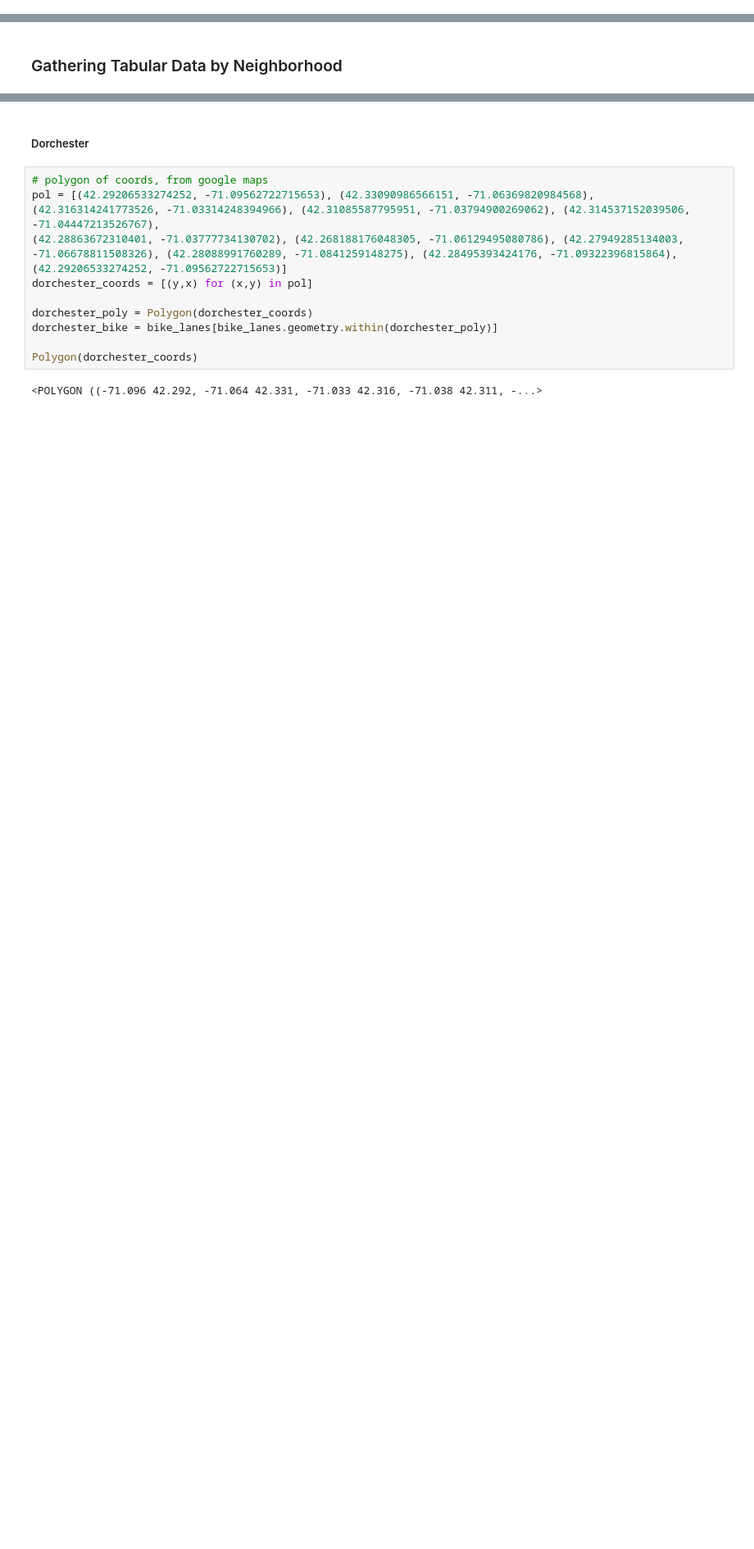
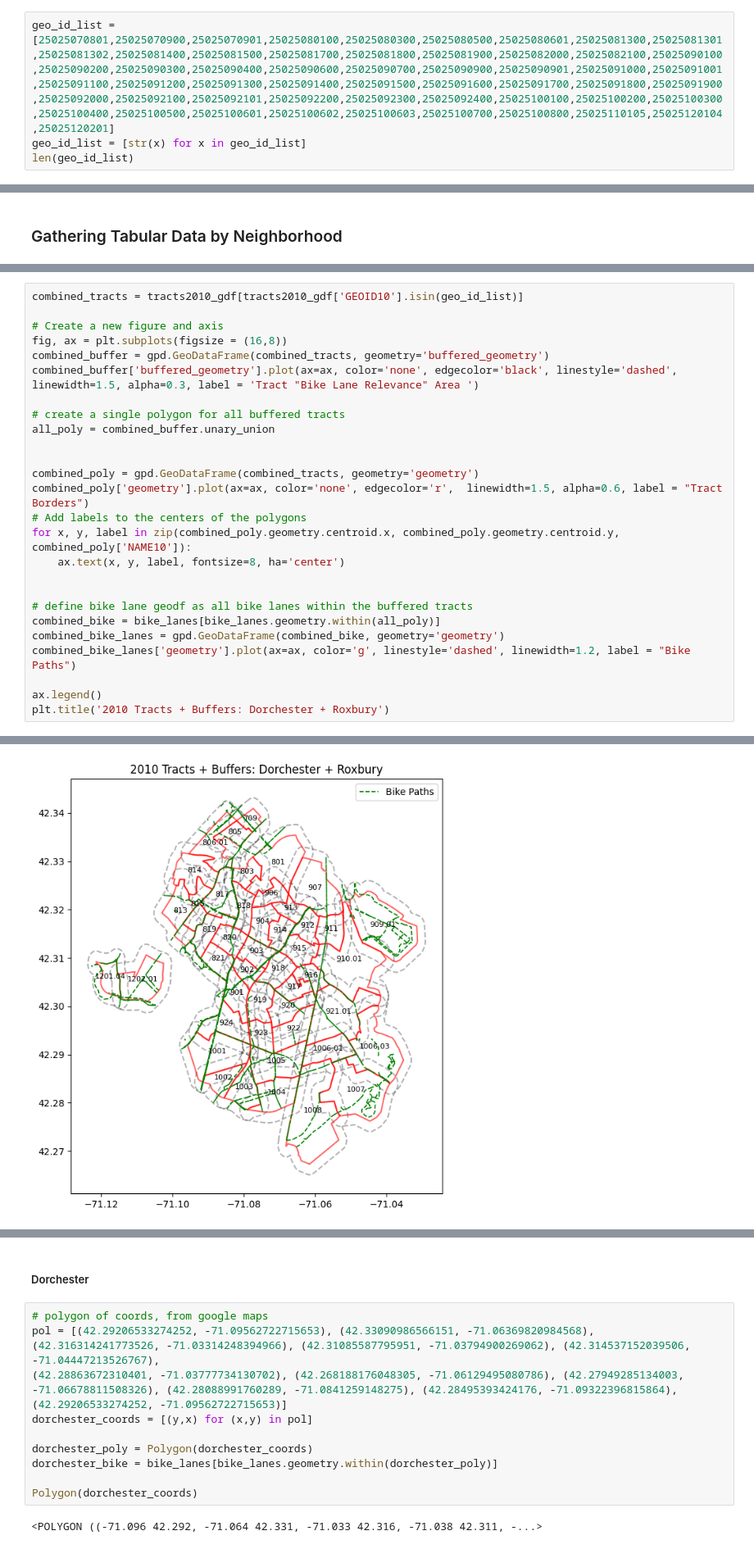
Before and after one commit to BU-Spark/ds-livable-streets-infra, a Jupyter notebook: fa23-team/analysis/bike_lanes.ipynb, the cells around one changed output, grey strips where cells are left out. Shown at 82% size. Saved outputs shown, nothing was run; the diff lists cells and outputs as text; blank space fills up the shorter version.

Commit message:
removed jp tracts

```diff
--- a/fa23-team/analysis/bike_lanes.ipynb
+++ b/fa23-team/analysis/bike_lanes.ipynb
@@ -32,0 +45,4 @@ tract_dict = pd.read_csv("https://www2.census.gov/geo/docs/maps-data/data/rel202
+# %%
+geo_id_list = [25025070801,25025070900,25025070901,25025080100,25025080300,25025080500,25025080601,25025081300,25025081301,25025081302,25025081400,25025081500,25025081700,25025081800,25025081900,25025082000,25025082100,25025090100,25025090200,25025090300,25025090400,25025090600,25025090700,25025090900,25025090901,25025091000,25025091001,25025091100,25025091200,25025091300,25025091400,25025091500,25025091600,25025091700,25025091800,25025091900,25025092000,25025092100,25025092101,25025092200,25025092300,25025092400,25025100100,25025100200,25025100300,25025100400,25025100500,25025100601,25025100602,25025100603,25025100700,25025100800,25025110105,25025120104,25025120201]
+geo_id_list = [str(x) for x in geo_id_list]
+len(geo_id_list)
@@ -352,0 +388,27 @@ bike_lanes['ExisFacil'].replace(infra_dict, inplace=True) # remove later
+# %%
+combined_tracts = tracts2010_gdf[tracts2010_gdf['GEOID10'].isin(geo_id_list)]
+
+# Create a new figure and axis
+fig, ax = plt.subplots(figsize = (16,8))
+combined_buffer = gpd.GeoDataFrame(combined_tracts, geometry='buffered_geometry')
+combined_buffer['buffered_geometry'].plot(ax=ax, color='none', edgecolor='black', linestyle='dashed', linewidth=1.5, alpha=0.3, label = 'Tract "Bike Lane Relevance" Area ')
+
+# create a single polygon for all buffered tracts
+all_poly = combined_buffer.unary_union
+
+
+combined_poly = gpd.GeoDataFrame(combined_tracts, geometry='geometry')
+combined_poly['geometry'].plot(ax=ax, color='none', edgecolor='r',  linewidth=1.5, alpha=0.6, label = "Tract Borders")
+# Add labels to the centers of the polygons
+for x, y, label in zip(combined_poly.geometry.centroid.x, combined_poly.geometry.centroid.y, combined_poly['NAME10']):
+    ax.text(x, y, label, fontsize=8, ha='center')
+
+
+# define bike lane geodf as all bike lanes within the buffered tracts
+combined_bike = bike_lanes[bike_lanes.geometry.within(all_poly)]
+combined_bike_lanes = gpd.GeoDataFrame(combined_bike, geometry='geometry')
+combined_bike_lanes['geometry'].plot(ax=ax, color='g', linestyle='dashed', linewidth=1.2, label = "Bike Paths")
+
+ax.legend()
+plt.title('2010 Tracts + Buffers: Dorchester + Roxbury')
+# %% [output]
@@ -352,0 +419 @@ bike_lanes['ExisFacil'].replace(infra_dict, inplace=True) # remove later
+[figure, added]
```
Also changed, not shown: parts of 20 cells of this notebook, 1 other file.
